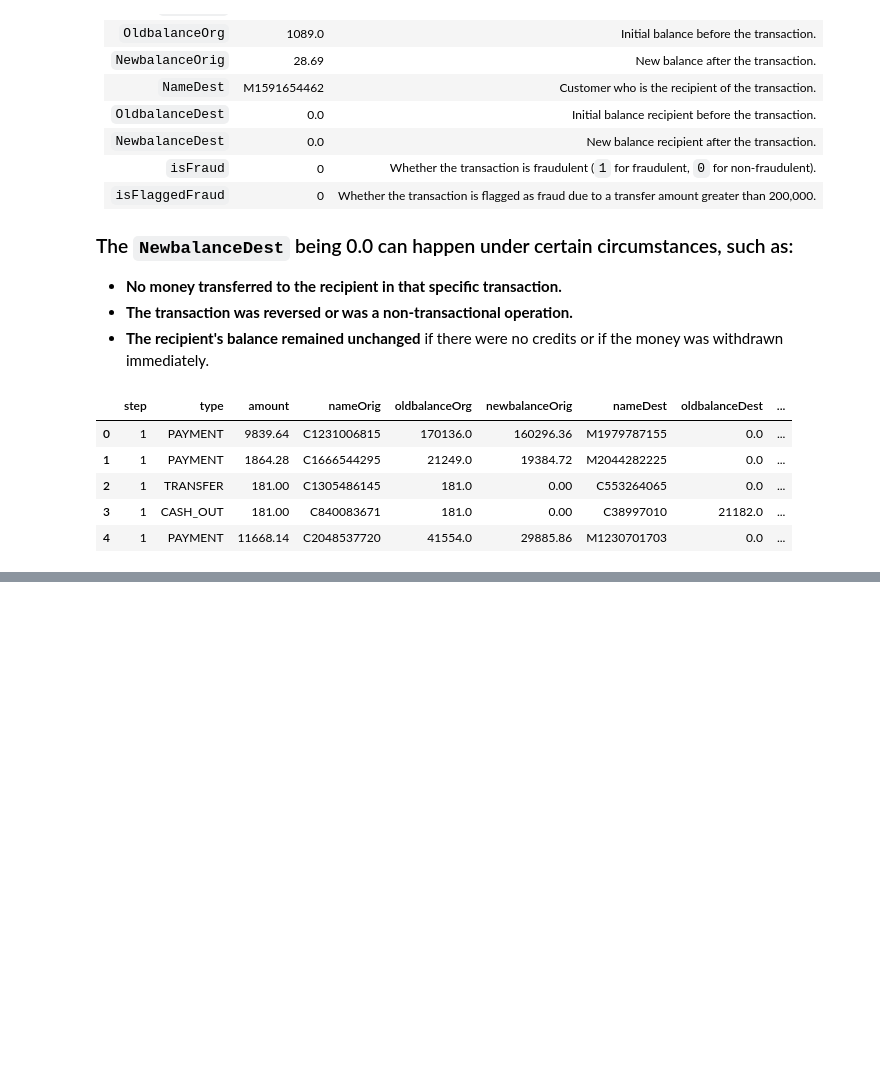
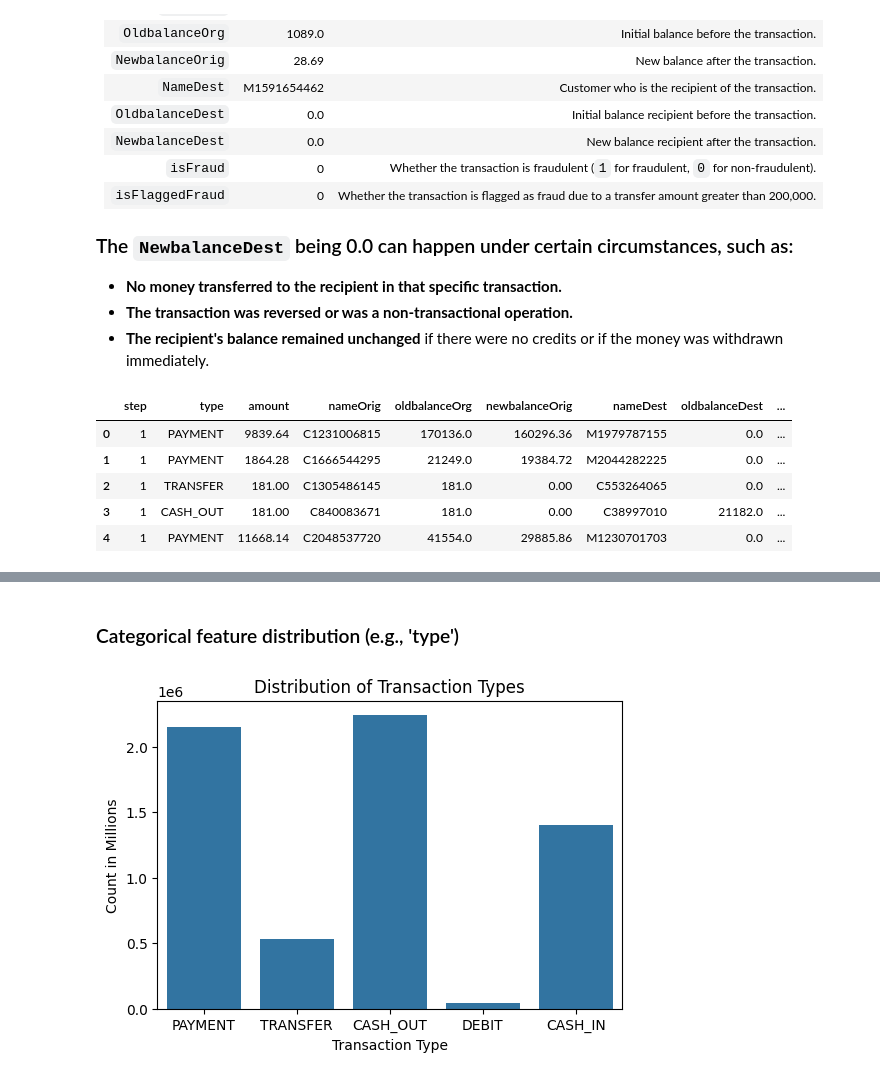
Before and after one commit to vijay8672/AI-DRIVEN-FRAUDGUARD-ADVANCED-FRAUD-DETECTION-SYSTEM, a Jupyter notebook: notebooks/EDA.ipynb, the cells around one changed output, grey strips where cells are left out. Cells and saved outputs as stored; diff of their text form; code cells hidden in the pictures; blank space fills up the shorter version.

```diff
--- a/notebooks/EDA.ipynb
+++ b/notebooks/EDA.ipynb
@@ -42,0 +181,18 @@ df.shape
+# %% [markdown]
+### Categorical feature distribution (e.g., 'type')
+# %%
+# Set figure size before the plot
+plt.figure(figsize=(6, 4))
+
+# Count plot for the 'type' column
+sns.countplot(x='type', data=df)
+
+# Add labels and title
+plt.xlabel('Transaction Type')
+plt.ylabel("Count in Millions")
+plt.title('Distribution of Transaction Types')
+
+# Show the plot
+plt.show()
+# %% [output]
+[figure, added]
```
Also changed, not shown: parts of 29 cells of this notebook, 2 other files.
